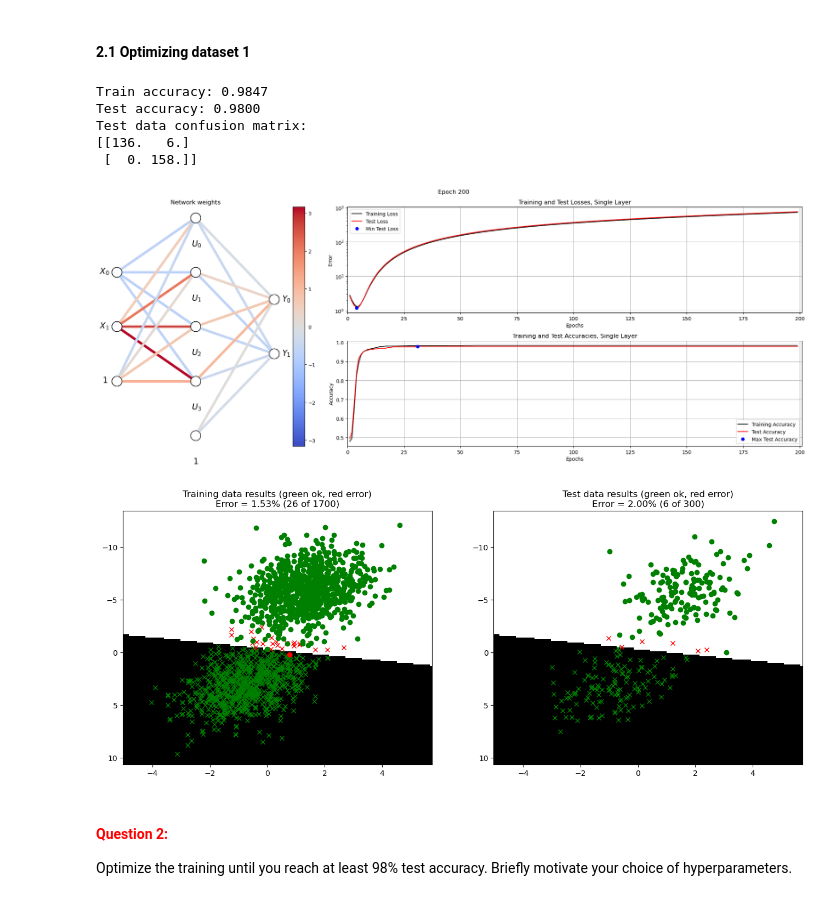
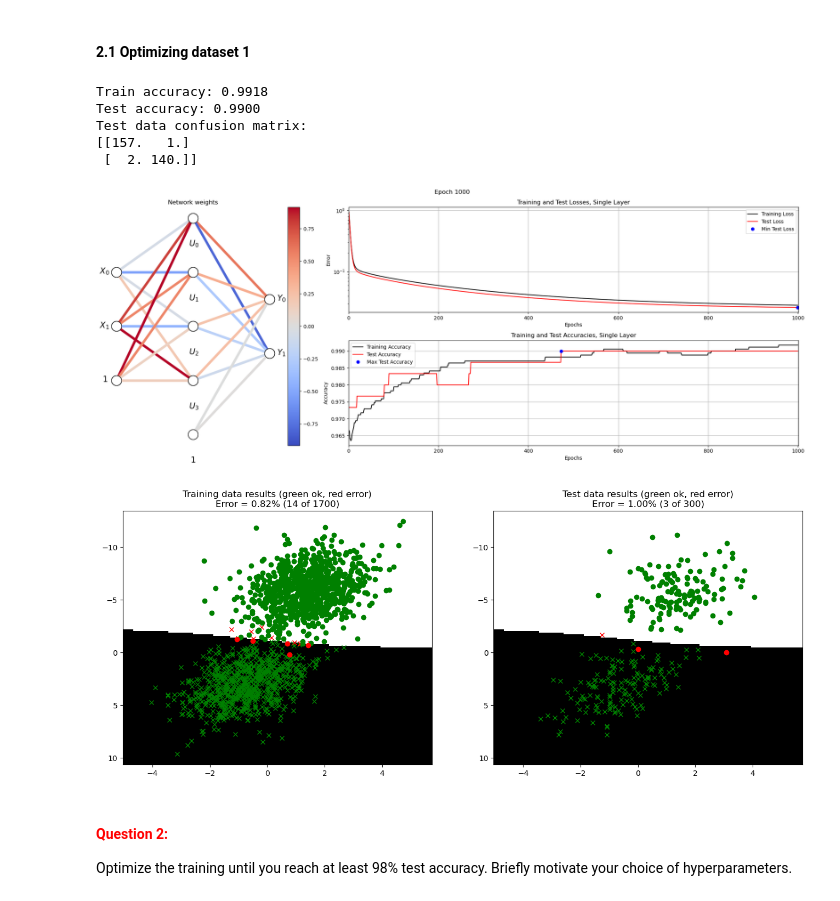
Before and after one commit to ash-rulz/NeuralNet, a Jupyter notebook: A1_Supervised/main3_MultiLayer.ipynb, the cells around one changed output. Drawn from its saved outputs; the diff is of its cells as text; code cells hidden in the pictures.

```diff
--- a/A1_Supervised/main3_MultiLayer.ipynb
+++ b/A1_Supervised/main3_MultiLayer.ipynb
@@ -64,7 +64,7 @@ def forward(X, W1, B1, W2, B2, useTanhOutput=False):
         Y = e
     else:
         b = X @ W1 + B1
-        c = b
+        c = np.tanh(b)
         d = c @ W2 + B2
         e = d
         Y = e
@@ -107,7 +107,7 @@ def backward(W1, B1, W2, B2, X, U, Y, D, useTanhOutput=False):
     N  = Y.shape[0]
     NC = Y.shape[1]
 
-    E, _, C = forward(X, W1, B1, W2, B2, True)
+    E, _, C = forward(X, W1, B1, W2, B2, useTanhOutput)
     pd_Error_E = 1/N * 1/NC * 2 *(E-D)
     if useTanhOutput:
         pd_E_D = (1-E**2)
@@ -121,10 +121,7 @@ def backward(W1, B1, W2, B2, X, U, Y, D, useTanhOutput=False):
     GradB2 = np.sum(pd_Error_E * pd_E_D, axis = 0)
 
     pd_D_C = W2
-    if useTanhOutput:
-        pd_C_B = (1-C**2)
-    else:
-        pd_C_B = 1
+    pd_C_B = (1-C**2)
     pd_B_W1 = X
     pd_B_B1 = 1
 
@@ -374,34 +371,28 @@ def  trainMultiLayerOnDataset(datasetNr, testSplit, W1_0, B1_0, W2_0, B2_0, para
 # %%
 # --------------------------------------------
 # === Your code here =========================
 # --------------------------------------------
 nInputs  = 2
 nClasses = 2
 nHidden  = 4
 
 #Xavier initialization
-lower_1 = -(1.0 / np.sqrt(nInputs))
-upper_1 = (1.0 / np.sqrt(nInputs))
-W1_0 = np.linspace(lower_1, upper_1 , nInputs * nHidden).reshape(nInputs,nHidden)
-B1_0 = np.linspace(lower_1, upper_1 , nHidden).reshape(1,nHidden)
+W1_0, B1_0 = getWeightsBias(nInputs, nHidden)
 
-lower_2 = -(1.0 / np.sqrt(nHidden))
-upper_2 = (1.0 / np.sqrt(nHidden))
-W2_0 = np.linspace(lower_2, upper_2 , nHidden * nClasses).reshape(nHidden,nClasses)
-B2_0 = np.linspace(lower_2, upper_2 , nClasses).reshape(1,nClasses)
+W2_0, B2_0 = getWeightsBias(nHidden, nClasses)
 
-params = {"epochs": 200, "learningRate": 0.05, "normalize": False, "useTanhOutput": False}
+params = {"epochs": 1000, "learningRate": 0.05, "normalize": False, "useTanhOutput": False}
 # ============================================
 
 trainMultiLayerOnDataset(1, 0.15, W1_0, B1_0, W2_0, B2_0, params)
 # %% [output]
-Train accuracy: 0.9847
-Test accuracy: 0.9800
+Train accuracy: 0.9918
+Test accuracy: 0.9900
 Test data confusion matrix:
-[[136.   6.]
- [  0. 158.]]
+[[157.   1.]
+ [  2. 140.]]
-[figure, old version]
+[figure, new version]
-[figure, old version]
+[figure, new version]
 # %% [markdown]
 #### **<span style="color:red">Question 2:</span>**
 
```
Also changed, not shown: parts of 7 cells of this notebook, 3 other files.
